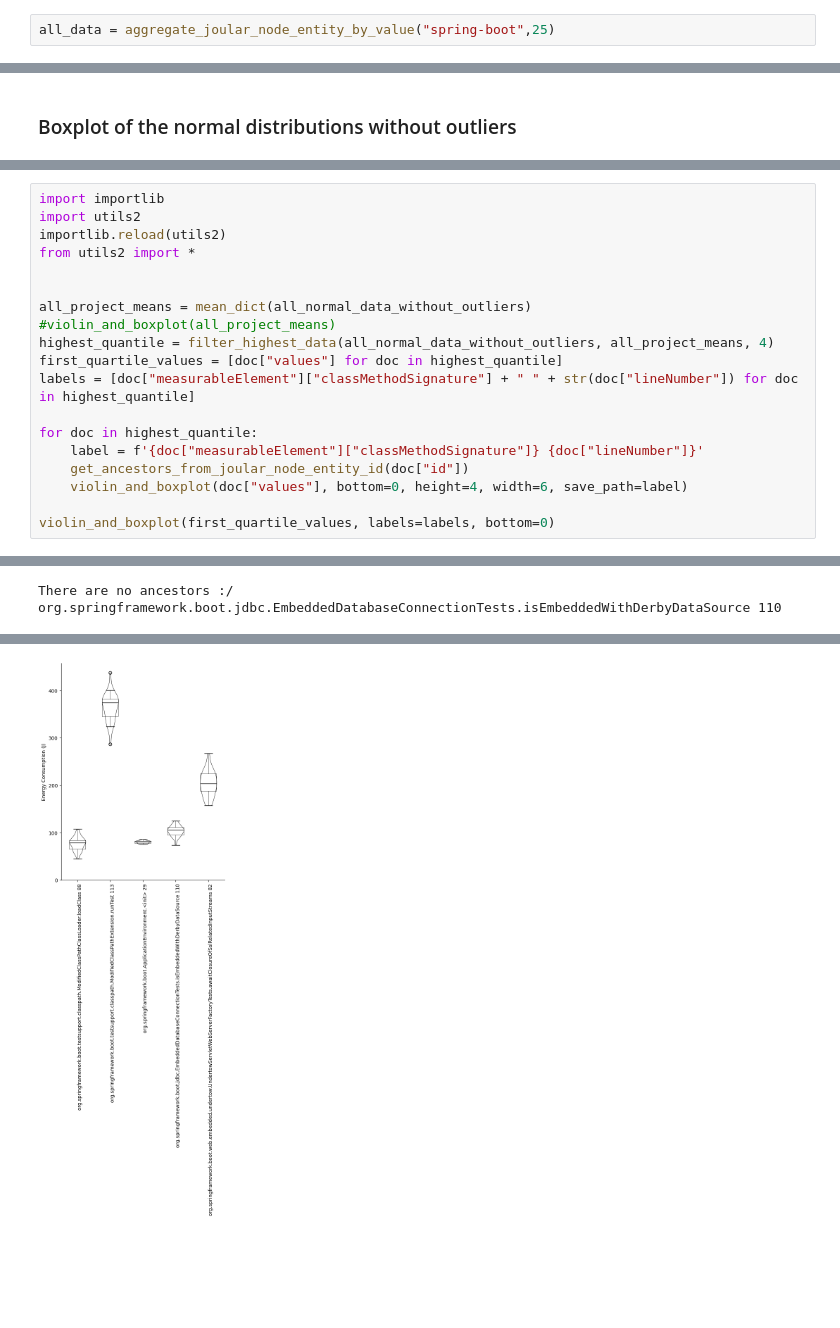
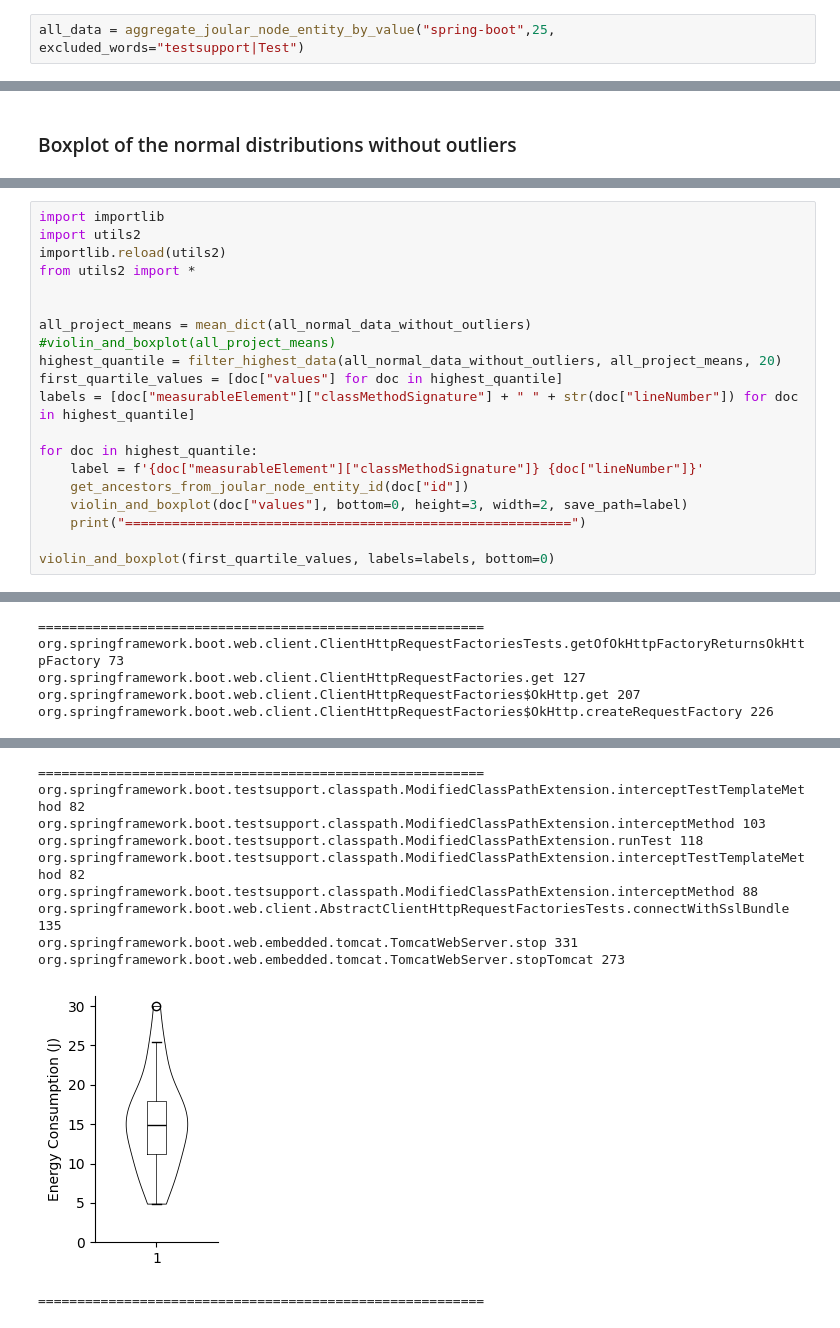
Before and after one commit to JeromeMaquoi/sentinel-notebook, a Jupyter notebook: analysis.ipynb, the cells around one changed output, grey strips where cells are left out. Cells and saved outputs as stored; diff of their text form; blank space fills up the shorter version.

Commit message:
refactoring plots

```diff
--- a/analysis.ipynb
+++ b/analysis.ipynb
@@ -7,4 +7,4 @@ import utils2
 importlib.reload(utils2)
 from utils2 import *
 # %%
-all_data = aggregate_joular_node_entity_by_value("spring-boot",25)
+all_data = aggregate_joular_node_entity_by_value("spring-boot",25, excluded_words="testsupport|Test")
@@ -42,14 +44,15 @@ from utils2 import *
 
 all_project_means = mean_dict(all_normal_data_without_outliers)
 #violin_and_boxplot(all_project_means)
-highest_quantile = filter_highest_data(all_normal_data_without_outliers, all_project_means, 4)
+highest_quantile = filter_highest_data(all_normal_data_without_outliers, all_project_means, 20)
 first_quartile_values = [doc["values"] for doc in highest_quantile]
 labels = [doc["measurableElement"]["classMethodSignature"] + " " + str(doc["lineNumber"]) for doc in highest_quantile]
 
 for doc in highest_quantile:
     label = f'{doc["measurableElement"]["classMethodSignature"]} {doc["lineNumber"]}'
     get_ancestors_from_joular_node_entity_id(doc["id"])
-    violin_and_boxplot(doc["values"], bottom=0, height=4, width=6, save_path=label)
+    violin_and_boxplot(doc["values"], bottom=0, height=3, width=2, save_path=label)
+    print("=========================================================")
 
 violin_and_boxplot(first_quartile_values, labels=labels, bottom=0)
 # %% [output]
@@ -67,2 +84,5 @@ org.springframework.boot.ApplicationEnvironment.<init> 29
-There are no ancestors :/
-org.springframework.boot.jdbc.EmbeddedDatabaseConnectionTests.isEmbeddedWithDerbyDataSource 110
+=========================================================
+org.springframework.boot.web.client.ClientHttpRequestFactoriesTests.getOfOkHttpFactoryReturnsOkHttpFactory 73
+org.springframework.boot.web.client.ClientHttpRequestFactories.get 127
+org.springframework.boot.web.client.ClientHttpRequestFactories$OkHttp.get 207
+org.springframework.boot.web.client.ClientHttpRequestFactories$OkHttp.createRequestFactory 226
@@ -73 +102,11 @@ org.springframework.boot.web.embedded.undertow.UndertowServletWebServerFactoryTe
+=========================================================
+org.springframework.boot.testsupport.classpath.ModifiedClassPathExtension.interceptTestTemplateMethod 82
+org.springframework.boot.testsupport.classpath.ModifiedClassPathExtension.interceptMethod 103
+org.springframework.boot.testsupport.classpath.ModifiedClassPathExtension.runTest 118
+org.springframework.boot.testsupport.classpath.ModifiedClassPathExtension.interceptTestTemplateMethod 82
+org.springframework.boot.testsupport.classpath.ModifiedClassPathExtension.interceptMethod 88
+org.springframework.boot.web.client.AbstractClientHttpRequestFactoriesTests.connectWithSslBundle 135
+org.springframework.boot.web.embedded.tomcat.TomcatWebServer.stop 331
+org.springframework.boot.web.embedded.tomcat.TomcatWebServer.stopTomcat 273
-[figure, old version]
+[figure, new version]
+=========================================================
```
Also changed, not shown: parts of 5 cells of this notebook, 1 other file.
